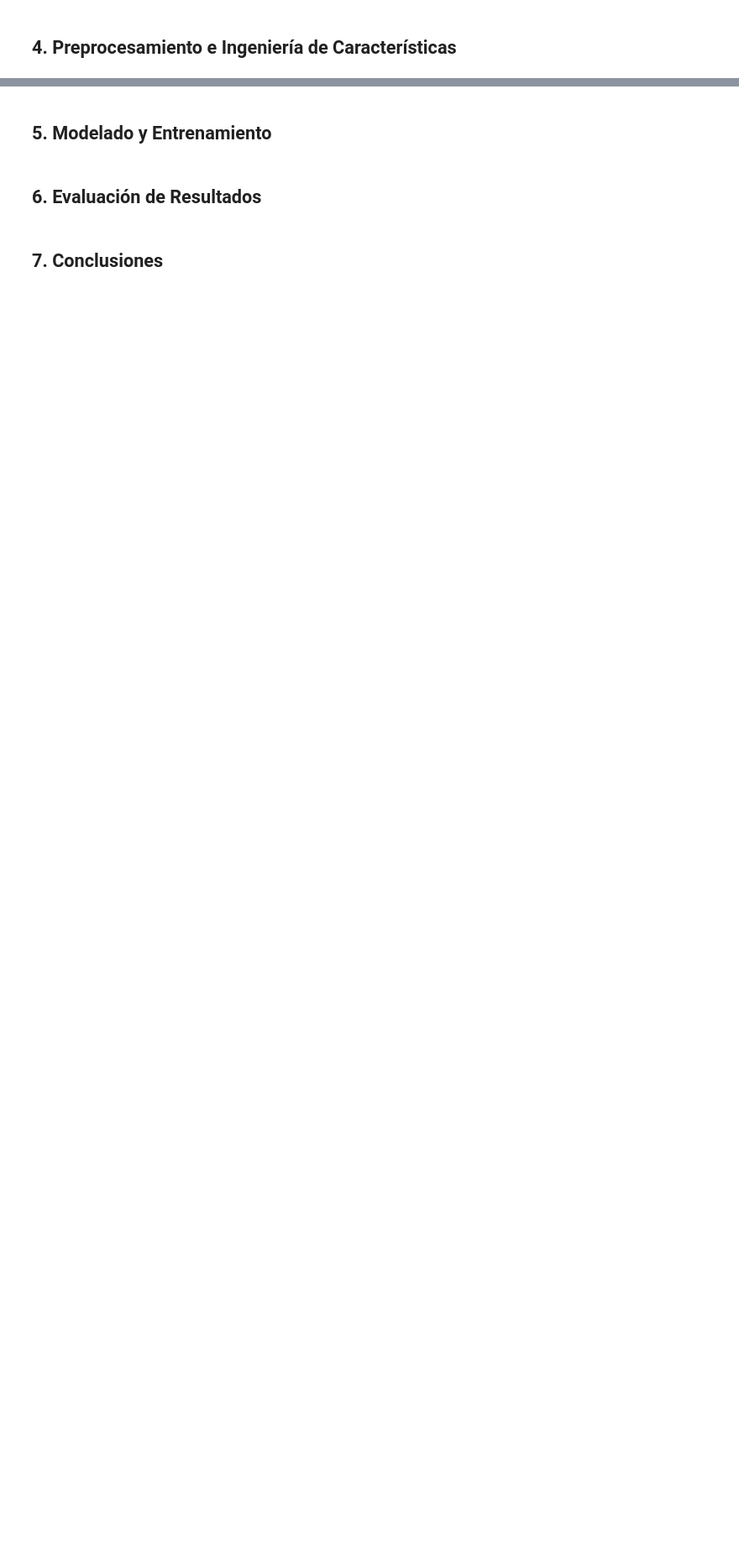
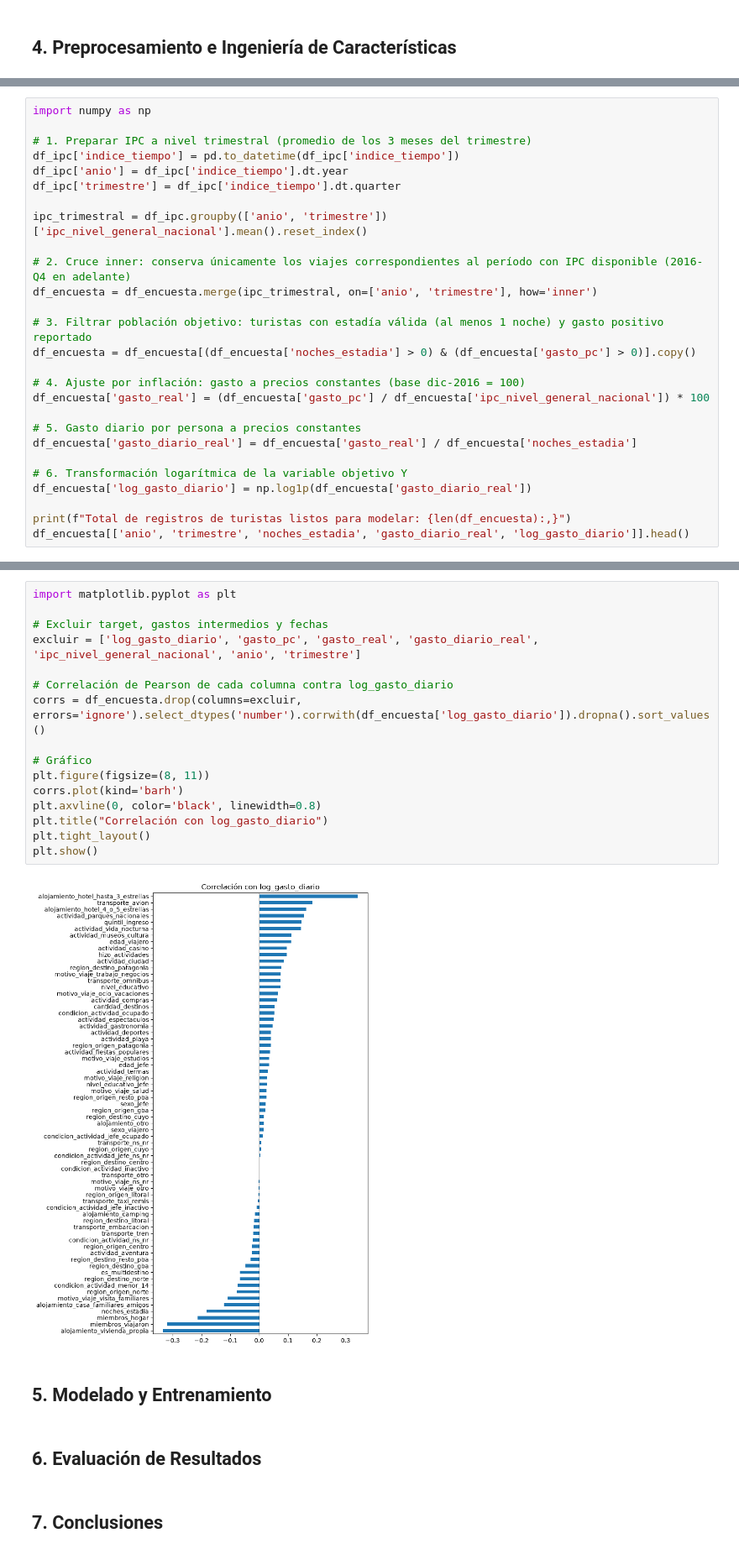
Before and after one commit to vbravo0/intro-ia-bravo, a Jupyter notebook: notebook.ipynb, the cells around one changed output, grey strips where cells are left out. Shown at 84% size. Cells and saved outputs as stored; diff of their text form; blank space fills up the shorter version.

```diff
--- a/notebook.ipynb
+++ b/notebook.ipynb
@@ -16,0 +293,27 @@ Universidad Nacional de Luján (UNLu)
+# %%
+import numpy as np
+
+# 1. Preparar IPC a nivel trimestral (promedio de los 3 meses del trimestre)
+df_ipc['indice_tiempo'] = pd.to_datetime(df_ipc['indice_tiempo'])
+df_ipc['anio'] = df_ipc['indice_tiempo'].dt.year
+df_ipc['trimestre'] = df_ipc['indice_tiempo'].dt.quarter
+
+ipc_trimestral = df_ipc.groupby(['anio', 'trimestre'])['ipc_nivel_general_nacional'].mean().reset_index()
+
+# 2. Cruce inner: conserva únicamente los viajes correspondientes al período con IPC disponible (2016-Q4 en adelante)
+df_encuesta = df_encuesta.merge(ipc_trimestral, on=['anio', 'trimestre'], how='inner')
+
+# 3. Filtrar población objetivo: turistas con estadía válida (al menos 1 noche) y gasto positivo reportado
+df_encuesta = df_encuesta[(df_encuesta['noches_estadia'] > 0) & (df_encuesta['gasto_pc'] > 0)].copy()
+
+# 4. Ajuste por inflación: gasto a precios constantes (base dic-2016 = 100)
+df_encuesta['gasto_real'] = (df_encuesta['gasto_pc'] / df_encuesta['ipc_nivel_general_nacional']) * 100
+
+# 5. Gasto diario por persona a precios constantes
+df_encuesta['gasto_diario_real'] = df_encuesta['gasto_real'] / df_encuesta['noches_estadia']
+
+# 6. Transformación logarítmica de la variable objetivo Y
+df_encuesta['log_gasto_diario'] = np.log1p(df_encuesta['gasto_diario_real'])
+
+print(f"Total de registros de turistas listos para modelar: {len(df_encuesta):,}")
+df_encuesta[['anio', 'trimestre', 'noches_estadia', 'gasto_diario_real', 'log_gasto_diario']].head()
@@ -17,3 +328,21 @@ Universidad Nacional de Luján (UNLu)
+# %%
+import matplotlib.pyplot as plt
+
+# Excluir target, gastos intermedios y fechas
+excluir = ['log_gasto_diario', 'gasto_pc', 'gasto_real', 'gasto_diario_real', 'ipc_nivel_general_nacional', 'anio', 'trimestre']
+
+# Correlación de Pearson de cada columna contra log_gasto_diario
+corrs = df_encuesta.drop(columns=excluir, errors='ignore').select_dtypes('number').corrwith(df_encuesta['log_gasto_diario']).dropna().sort_values()
+
+# Gráfico
+plt.figure(figsize=(8, 11))
+corrs.plot(kind='barh')
+plt.axvline(0, color='black', linewidth=0.8)
+plt.title("Correlación con log_gasto_diario")
+plt.tight_layout()
+plt.show()
+# %% [output]
+[figure, added]
 # %% [markdown]
 ## 5. Modelado y Entrenamiento
 # %% [markdown]
```
Also changed, not shown: parts of 11 cells of this notebook, 1 other file.
